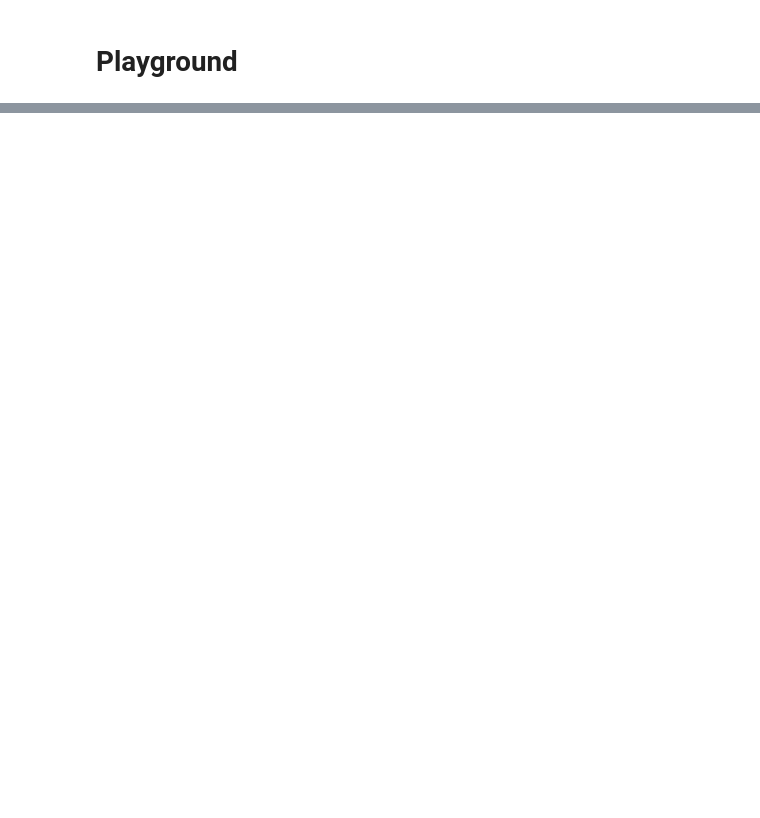
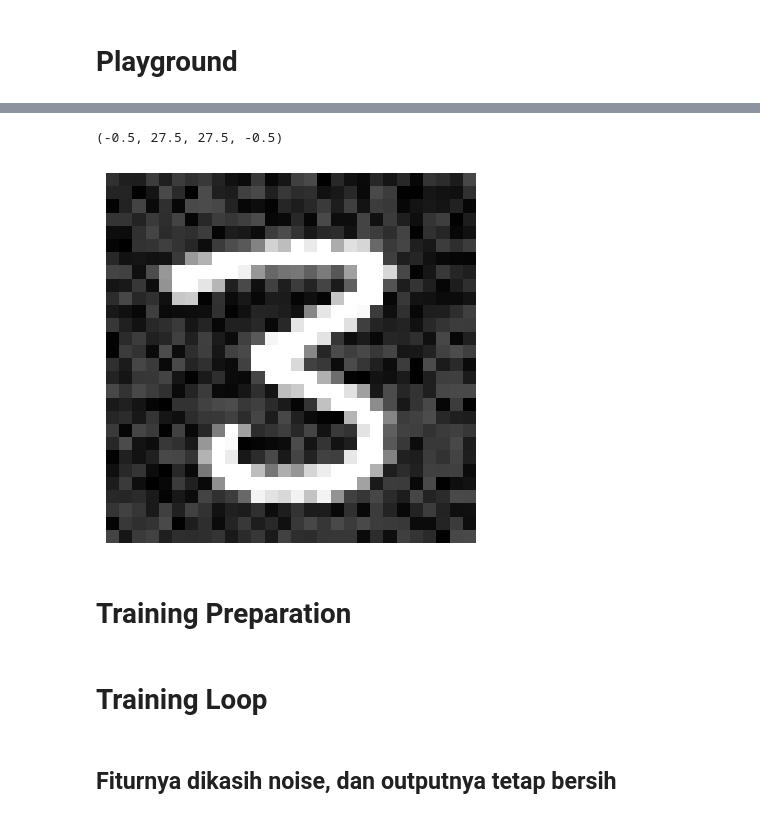
Before and after one commit to HekalMaulana/unsupervised_learning_JCOPML, a Jupyter notebook: 19 - Deep Unsupervised Learning/01 - Autoencoder/Part 1.1 - Load AutoEncoder Model.ipynb, the cells around one changed output, grey strips where cells are left out. Cells and saved outputs as stored; diff of their text form; code cells hidden in the pictures; blank space fills up the shorter version.

```diff
--- a/19 - Deep Unsupervised Learning/01 - Autoencoder/Part 1.1 - Load AutoEncoder Model.ipynb
+++ b/19 - Deep Unsupervised Learning/01 - Autoencoder/Part 1.1 - Load AutoEncoder Model.ipynb
@@ -122,0 +137,8 @@ for i in range(8):
+# %%
+plt.imshow(add_noise(feature[0]).view(28, 28).cpu(), cmap="gray")
+plt.axis("off")
+# %% [output]
+(-0.5, 27.5, 27.5, -0.5)
+[figure, added]
+# %% [markdown]
+# Training Preparation
@@ -122,0 +150,4 @@ for i in range(8):
+# %% [markdown]
+# Training Loop
+# %% [markdown]
+## Fiturnya dikasih noise, dan outputnya tetap bersih
```
Also changed, not shown: parts of 8 cells of this notebook, 4 other files.
